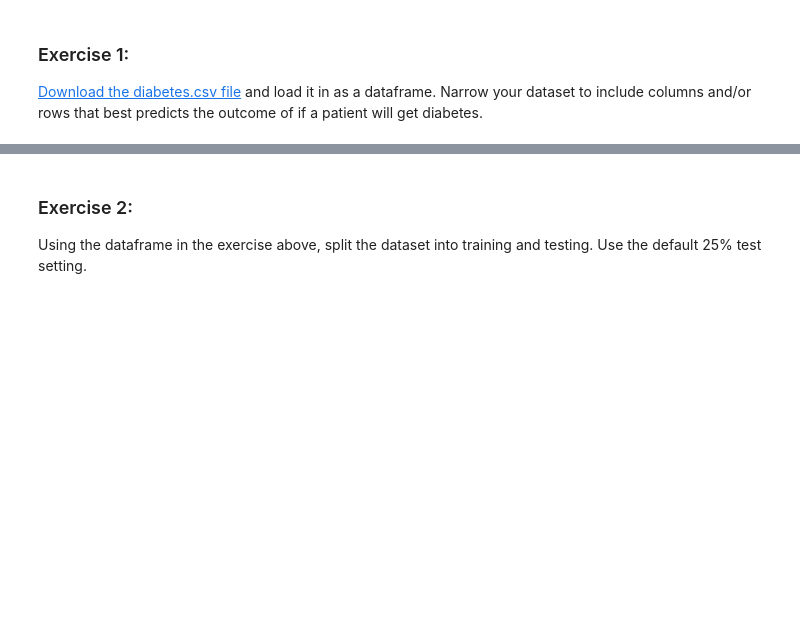
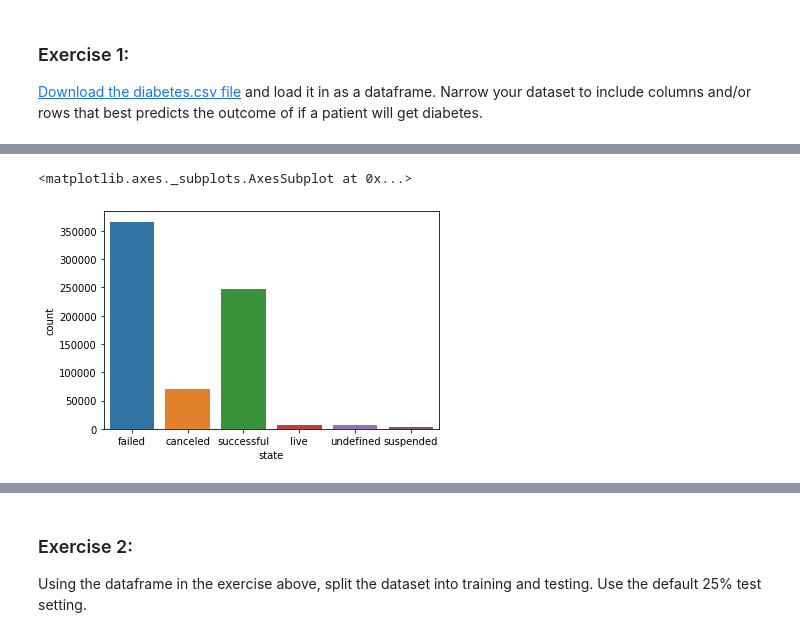
Before and after one commit to jcyang36/DataWeek1-120219, a Jupyter notebook: Module 1.8 Exercises.ipynb, the cells around one changed output, grey strips where cells are left out. Cells and saved outputs as stored; diff of their text form; code cells hidden in the pictures; blank space fills up the shorter version.

```diff
--- a/Module 1.8 Exercises.ipynb
+++ b/Module 1.8 Exercises.ipynb
@@ -4,3 +4,23 @@
 ### Exercise 1:
 
 [Download the diabetes.csv file](https://notebooks.azure.com/priesterkc/projects/DABmaterial/tree/datasets) and load it in as a dataframe. Narrow your dataset to include columns and/or rows that best predicts the outcome of if a patient will get diabetes.
+# %%
+import numpy as np
+import pandas as pd
+
+import sklearn
+import matplotlib.pyplot as plt
+import seaborn as sns
+
+from sklearn.datasets import load_boston
+
+%matplotlib inline
+
+from sklearn.linear_model import LogisticRegression
+from sklearn.model_selection import train_test_split
+from sklearn.metrics import classification_report
+from sklearn.metrics import confusion_matrix
+
+
+df=pd.read_csv('datasets/Kickstartercombo.csv')
+df.head()
@@ -6,0 +34,5 @@
+# %%
+sns.countplot(x='state',data=df)
+# %% [output]
+<matplotlib.axes._subplots.AxesSubplot at 0x...>
+[figure, added]
```
Also changed, not shown: parts of 4 cells of this notebook, 1 other file.
